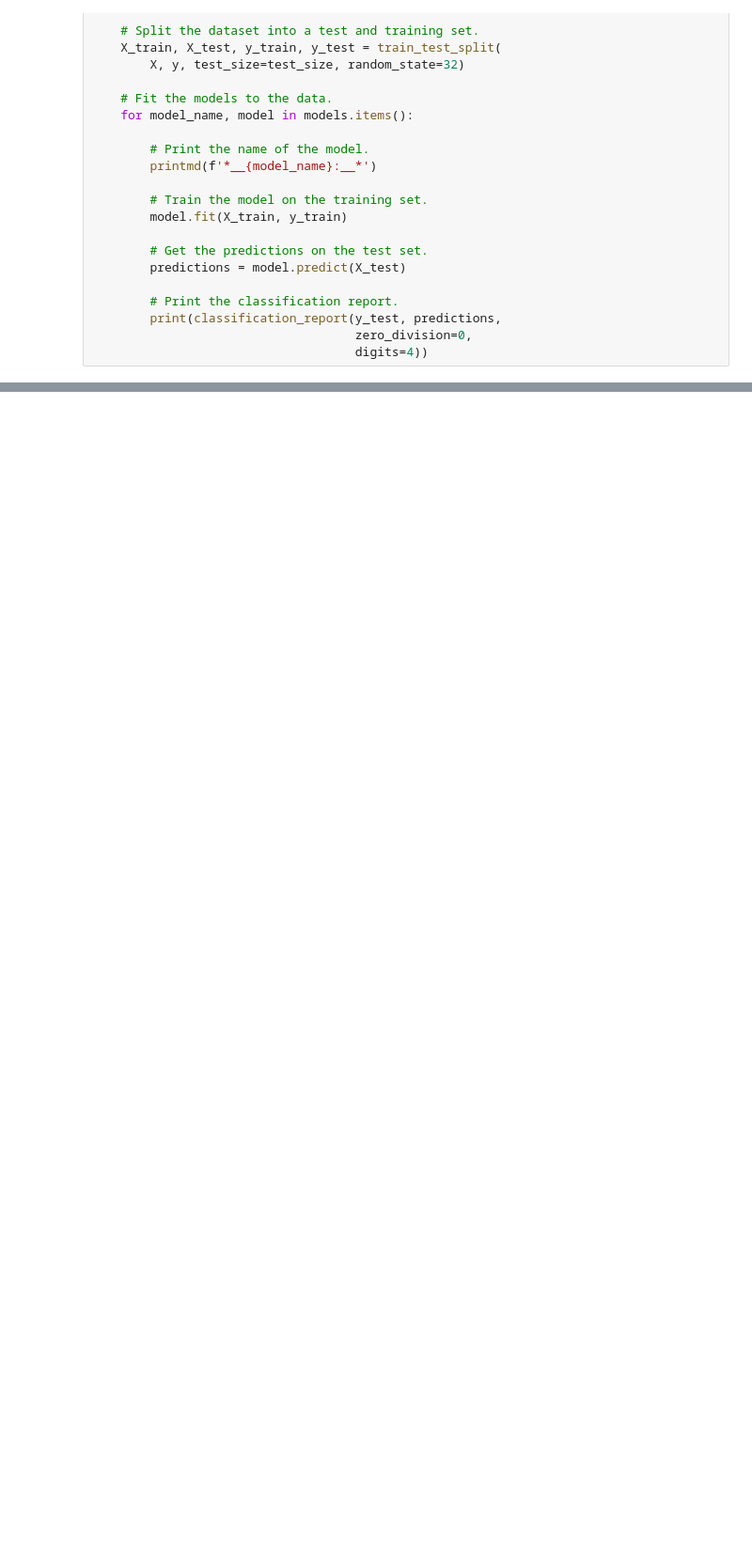
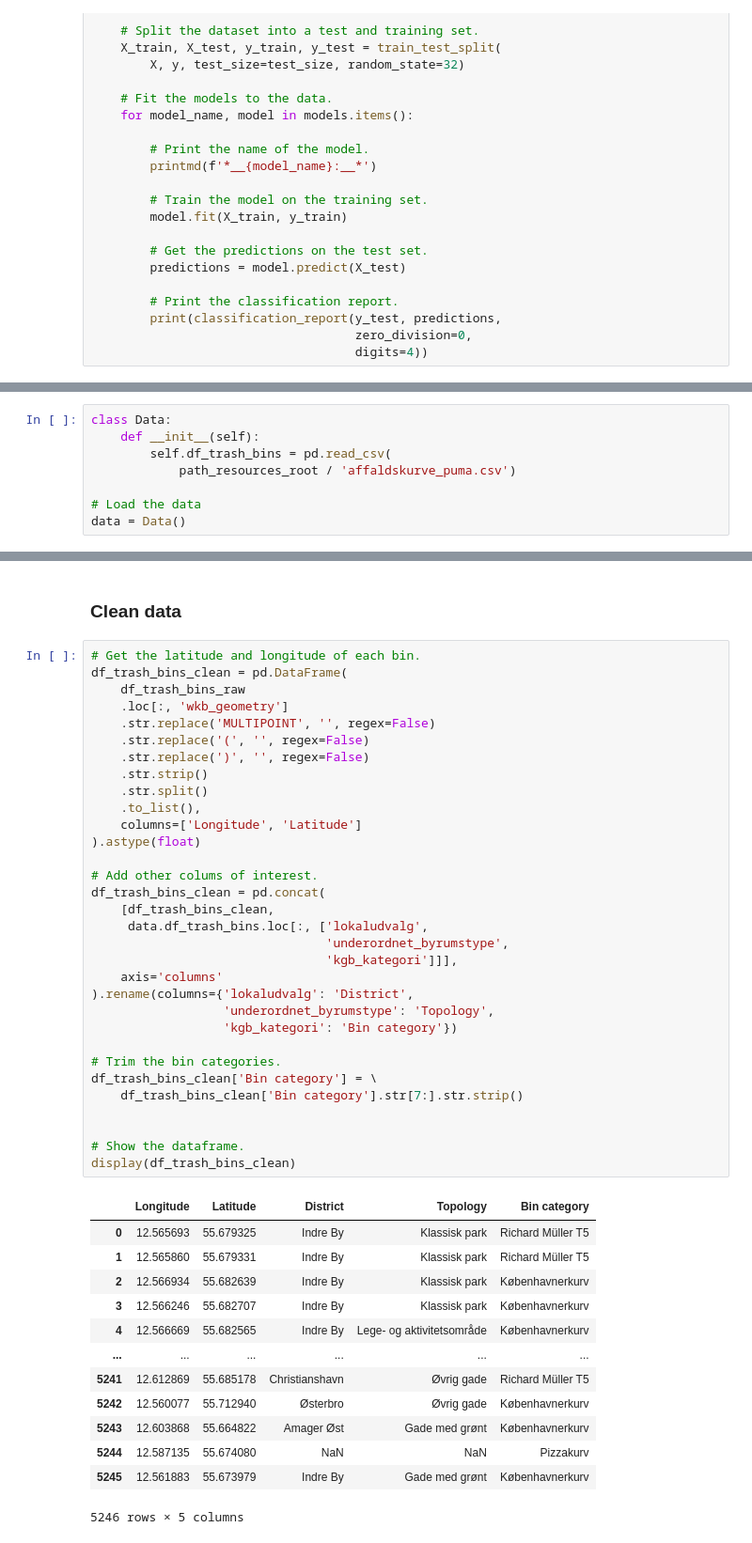
Before and after one commit to wojciechdk/social_data_analysis_and_visualization_final_project, a Jupyter notebook: explainer_notebook.ipynb, the cells around one changed output, grey strips where cells are left out. Shown at 94% size. Cells and saved outputs as stored; diff of their text form; blank space fills up the shorter version.

```diff
--- a/explainer_notebook.ipynb
+++ b/explainer_notebook.ipynb
@@ -199,0 +216,8 @@ path_sklearn_text_analysis_tutorial_root = path_resources_root / 'sklearn_text_a
+# %%
+class Data:
+    def __init__(self):
+        self.df_trash_bins = pd.read_csv(
+            path_resources_root / 'affaldskurve_puma.csv')
+
+# Load the data
+data = Data()
@@ -199,0 +248,48 @@ path_sklearn_text_analysis_tutorial_root = path_resources_root / 'sklearn_text_a
+# %% [markdown]
+### Clean data
+# %%
+# Get the latitude and longitude of each bin.
+df_trash_bins_clean = pd.DataFrame(
+    df_trash_bins_raw
+    .loc[:, 'wkb_geometry']
+    .str.replace('MULTIPOINT', '', regex=False)
+    .str.replace('(', '', regex=False)
+    .str.replace(')', '', regex=False)
+    .str.strip()
+    .str.split()
+    .to_list(),
+    columns=['Longitude', 'Latitude']
+).astype(float)
+
+# Add other colums of interest.
+df_trash_bins_clean = pd.concat(
+    [df_trash_bins_clean,
+     data.df_trash_bins.loc[:, ['lokaludvalg',
+                                'underordnet_byrumstype',
+                                'kgb_kategori']]],
+    axis='columns'
+).rename(columns={'lokaludvalg': 'District',
+                  'underordnet_byrumstype': 'Topology',
+                  'kgb_kategori': 'Bin category'})
+
+# Trim the bin categories.
+df_trash_bins_clean['Bin category'] = \
+    df_trash_bins_clean['Bin category'].str[7:].str.strip()
+
+
+# Show the dataframe.
+display(df_trash_bins_clean)
+# %% [output]
+|  | Longitude | Latitude | District | Topology | Bin category |
+| 0 | 12.565693 | 55.679325 | Indre By | Klassisk park | Richard Müller T5 |
+| 1 | 12.565860 | 55.679331 | Indre By | Klassisk park | Richard Müller T5 |
+| 2 | 12.566934 | 55.682639 | Indre By | Klassisk park | Københavnerkurv |
+| 3 | 12.566246 | 55.682707 | Indre By | Klassisk park | Københavnerkurv |
+| 4 | 12.566669 | 55.682565 | Indre By | Lege- og aktivitetsområde | Københavnerkurv |
+| ... | ... | ... | ... | ... | ... |
+| 5241 | 12.612869 | 55.685178 | Christianshavn | Øvrig gade | Richard Müller T5 |
+| 5242 | 12.560077 | 55.712940 | Østerbro | Øvrig gade | Københavnerkurv |
+| 5243 | 12.603868 | 55.664822 | Amager Øst | Gade med grønt | Københavnerkurv |
+| 5244 | 12.587135 | 55.674080 | NaN | NaN | Pizzakurv |
+| 5245 | 12.561883 | 55.673979 | Indre By | Gade med grønt | Københavnerkurv |
+5246 rows × 5 columns
```
Also changed, not shown: parts of 37 cells of this notebook, 1 other file.
